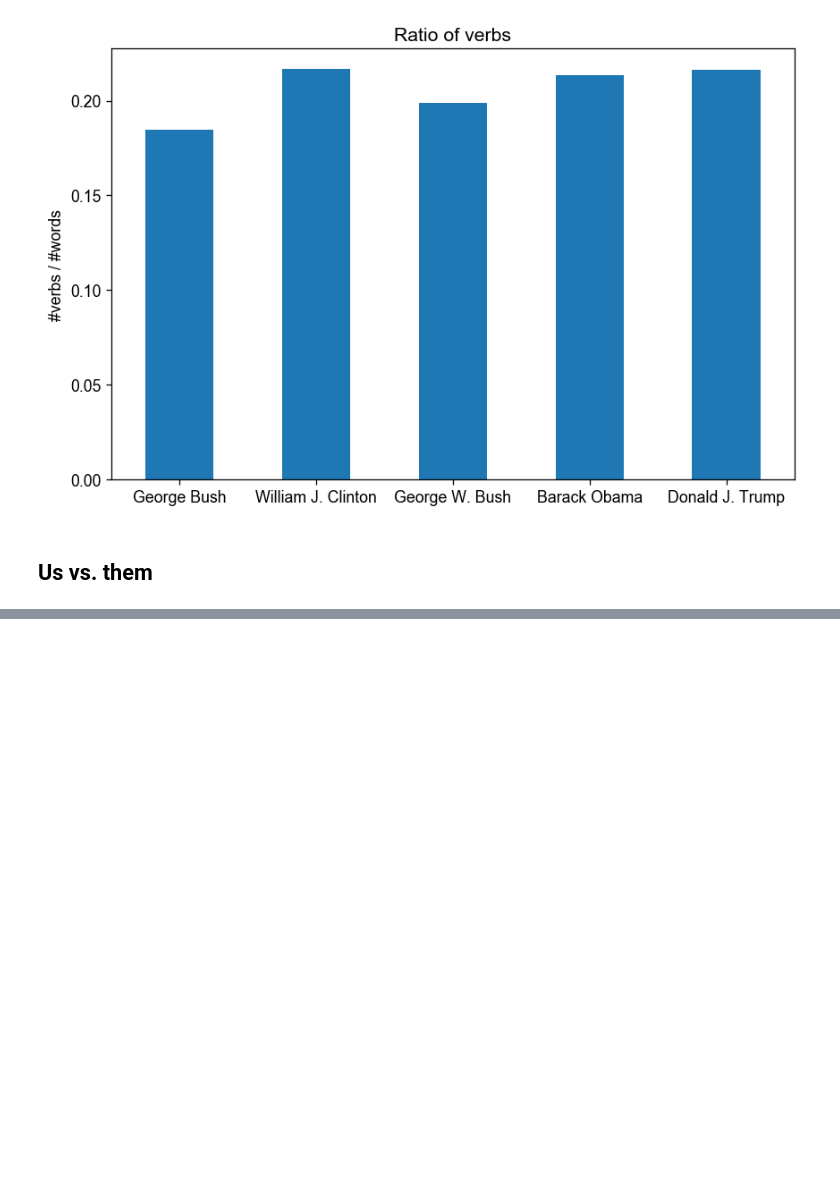
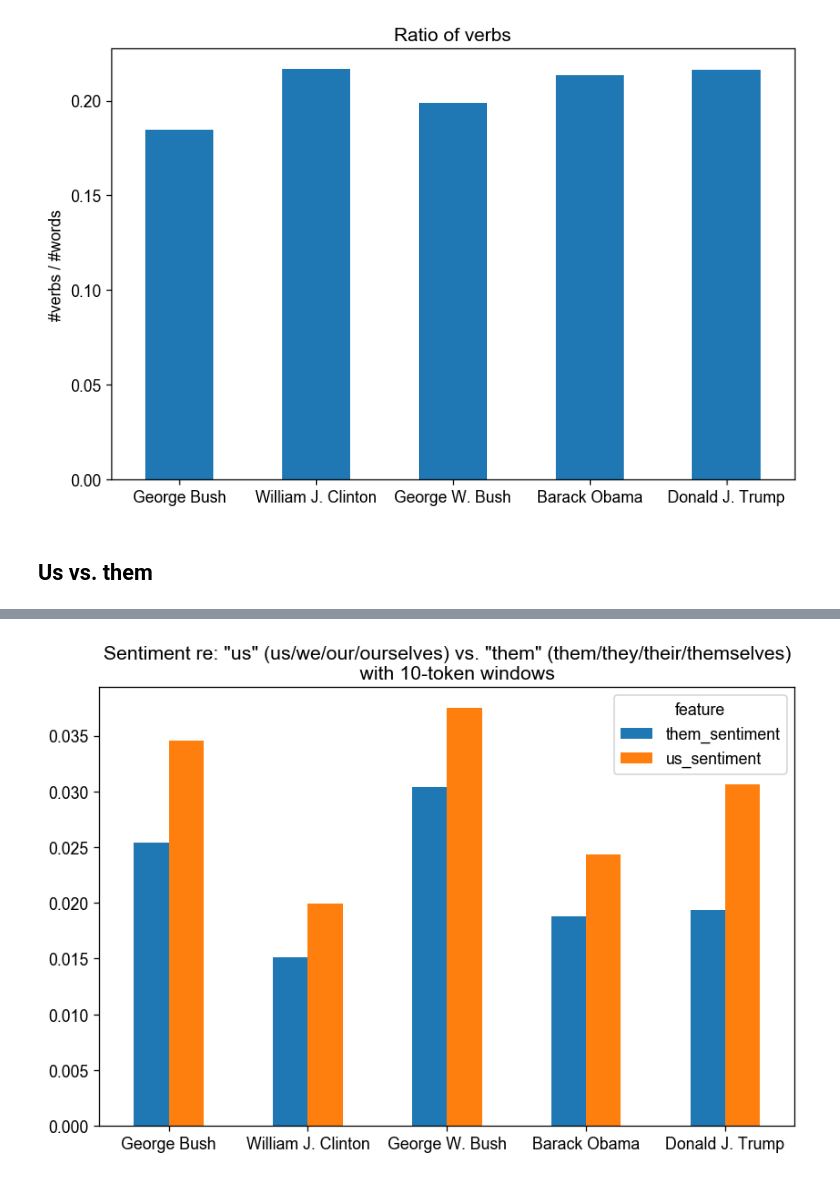
Before and after one commit to chbrown/presidents, a Jupyter notebook: notebooks/Inaugural-Shift.ipynb, the cells around one changed output, grey strips where cells are left out. Cells and saved outputs as stored; diff of their text form; code cells hidden in the pictures; blank space fills up the shorter version.

```diff
--- a/notebooks/Inaugural-Shift.ipynb
+++ b/notebooks/Inaugural-Shift.ipynb
@@ -914,0 +986,4 @@ plt.xticks(rotation=0)
+# %%
+%%time
+plot_us_them_sentiment_df([41, 42, 43, 44, 45], 10)
+# %% [output]
@@ -914,0 +992 @@ plt.xticks(rotation=0)
+[figure, added]
```
Also changed, not shown: parts of 16 cells of this notebook.
